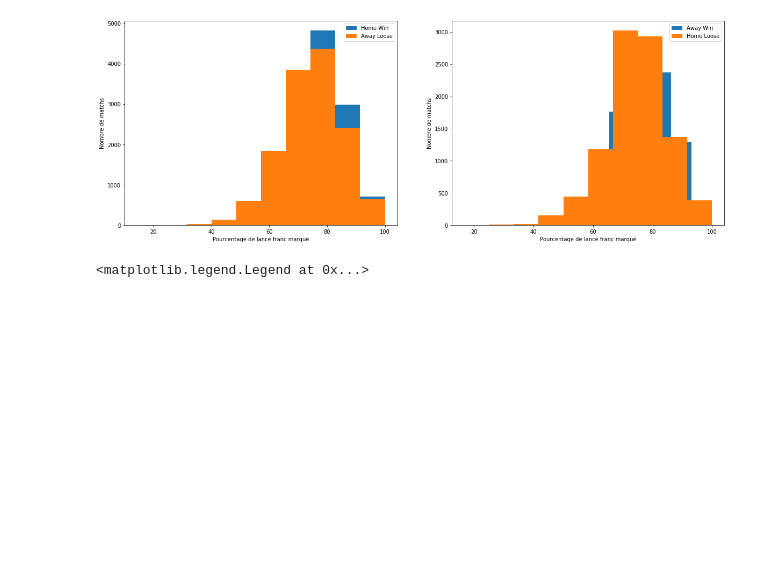
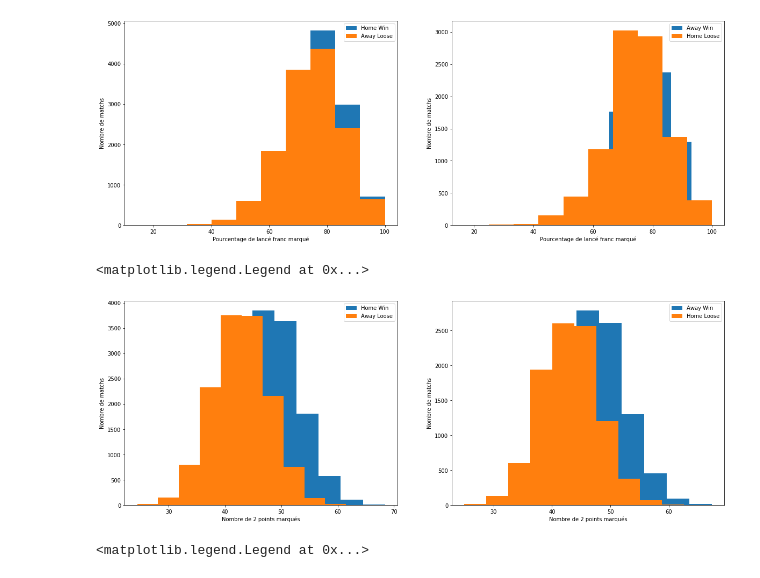
Before and after one commit to atn99/Projet_AA, a Jupyter notebook: Projet NBA.ipynb, the cells around one changed output. Cells and saved outputs as stored; diff of their text form; code cells hidden in the pictures; blank space fills up the shorter version.

```diff
--- a/Projet NBA.ipynb
+++ b/Projet NBA.ipynb
@@ -57,6 +57,14 @@ freeThrowHWin = []
 freeThrowAWin = []
 freeThrowHLoose = []
 freeThrowALoose = []
+fieldGoalHWin = []
+fieldGoalAWin = []
+fieldGoalHLoose = []
+fieldGoalALoose = []
+fieldGoal3HWin = []
+fieldGoal3AWin = []
+fieldGoal3HLoose = []
+fieldGoal3ALoose = []
 i = 0
 for x in homeWin:
     if x == 1:
@@ -69,6 +77,12 @@ for x in homeWin:
         #Free Throws
         freeThrowHWin.append(data.loc[i,"FT_PCT_home"]*100)
         freeThrowALoose.append(data.loc[i,"FT_PCT_away"]*100)
+        #Field Goal
+        fieldGoalHWin.append(data.loc[i,"FG_PCT_home"]*100)
+        fieldGoalALoose.append(data.loc[i,"FG_PCT_away"]*100)
+        #Field Goal 3
+        fieldGoal3HWin.append(data.loc[i,"FG3_PCT_home"]*100)
+        fieldGoal3ALoose.append(data.loc[i,"FG3_PCT_away"]*100)
 
         ptsHWin.append(data.loc[i,"PTS_home"])
     else:
@@ -81,6 +95,12 @@ for x in homeWin:
         #Free Throws
         freeThrowHLoose.append(data.loc[i,"FT_PCT_home"]*100)
         freeThrowAWin.append(data.loc[i,"FT_PCT_away"]*100)
+        #Field Goal
+        fieldGoalHLoose.append(data.loc[i,"FG_PCT_home"]*100)
+        fieldGoalAWin.append(data.loc[i,"FG_PCT_away"]*100)
+        #Field Goal 3
+        fieldGoal3HLoose.append(data.loc[i,"FG3_PCT_home"]*100)
+        fieldGoal3AWin.append(data.loc[i,"FG3_PCT_away"]*100)
 
         ptsHLoose.append(data.loc[i,"PTS_home"])
     i = i + 1
@@ -155,6 +175,27 @@ plt.legend()
 # %% [output]
 <matplotlib.legend.Legend at 0x...>
 [figure]
+# %%
+fig = plt.figure(1, figsize=(20,7))
+#home
+plt.subplot(1,2,1)
+plt.xlabel('Nombre de 2 points marqués')
+plt.ylabel('Nombre de matchs')
+plt.hist(fieldGoalHWin, label='Home Win')
+plt.hist(fieldGoalALoose, label= 'Away Loose')
+plt.legend()
+#On remarque que quand home fait des rebonds elle gagne plus souvent et plus le nombre de rebond est élevé plus elle gagne
+
+#away
+plt.subplot(1,2,2)
+plt.xlabel('Nombre de 2 points marqués')
+plt.ylabel('Nombre de matchs')
+plt.hist(fieldGoalAWin, label='Away Win')
+plt.hist(fieldGoalHLoose, label = 'Home Loose')
+plt.legend()
+# %% [output]
+<matplotlib.legend.Legend at 0x...>
+[figure, added]
 # %%
 fig = plt.figure(1, figsize=(20,7))
 
```
